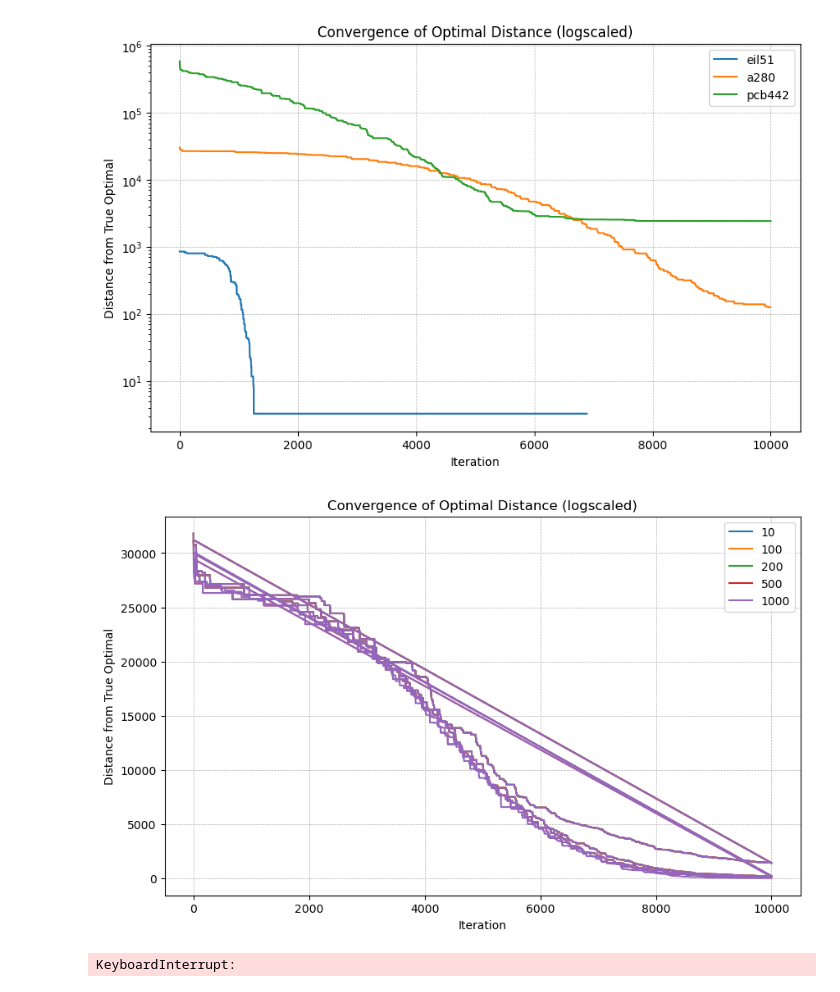
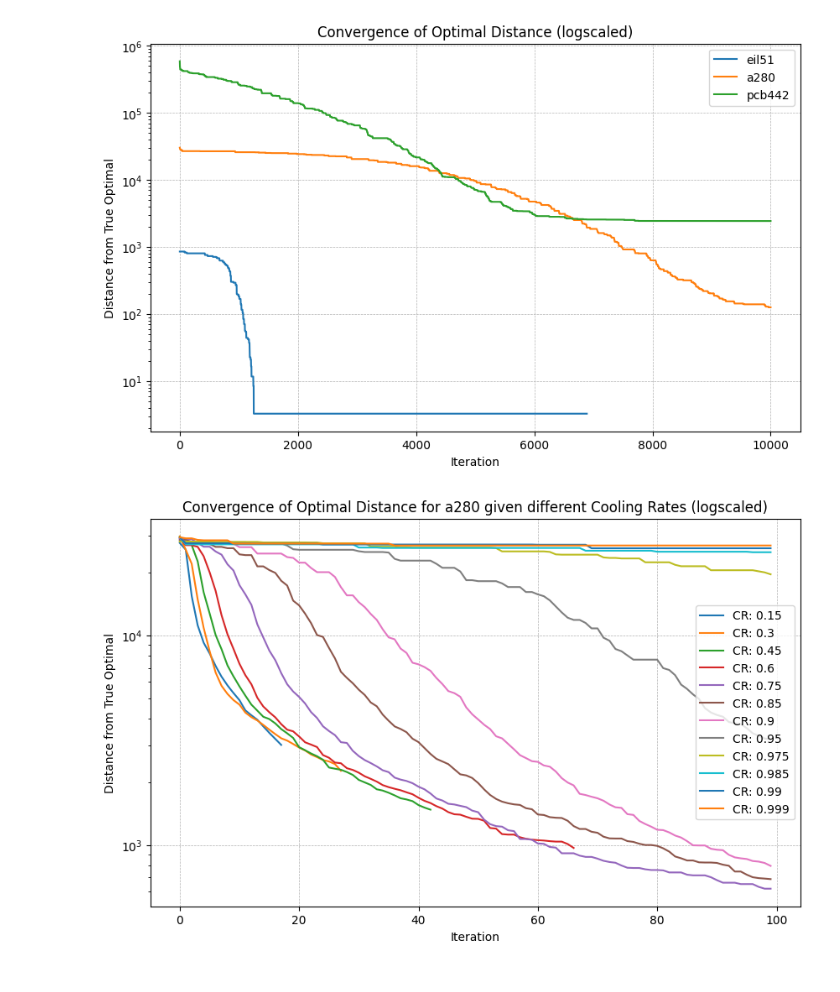
Before and after one commit to 3mmdrew/stochastic_assignment_3, a Jupyter notebook: Assignment 3.ipynb, the cells around one changed output. Drawn from its saved outputs; the diff is of its cells as text; code cells hidden in the pictures.

Commit message:
cooling rates

```diff
--- a/Assignment 3.ipynb
+++ b/Assignment 3.ipynb
@@ -193,49 +197,29 @@ plt.grid(True, linestyle='--', linewidth=0.5)
 plt.show()
 # %% [output]
 [figure]
-# %%
-a280_solver = TravelingSalesmanSolver(a280,a280_opt)
-
-def convergence_rate(convergence_path, optimal_distance):
-    # Calculate the differences from optimal distance
-    dist = np.array(convergence_path['opt_distance'])
-    return dist - optimal_distance
-
-def plot_ROC(convergence_path, optimal_value, label):
-    iterations = np.array(convergence_path['iteration'])
-    distances = convergence_rate(convergence_path, optimal_value)
-    plt.plot(iterations, distances, label=label, zorder=5)
-
-# Plot setup
-plt.figure(figsize=(10, 6))
-for mc in [10, 100, 200, 500, 1000]:
-    opt_tour, opt_distance = a280_solver.simulated_annealing(cooling_rate=0.9993,mc_length=mc,max_iterations=10000)
-    a280_solver.show_results()
-    plot_ROC(a280_solver.get_iters(), a280_solver.optimal_distance, str(mc))
-plt.xlabel('Iteration')
-plt.ylabel('Distance from True Optimal')
-plt.title('Convergence of Optimal Distance (logscaled)')
-plt.legend()
-plt.grid(True, linestyle='--', linewidth=0.5)
-plt.show()
-# %% [output]
-[figure, removed]
-# %%
-# Exploring the affects of different cooling rates
-trials = {"tsp":[eil51,a280,pcb442],"opt_tsp":[eil51_opt,a280_opt,pcb442_opt],"name":["eil51","a280","pcb442"]}
-cooling_rates = np.linspace(0.05,0.99,500)
-
-for t in range(len(trials)):
-    tsp = trials['tsp'][t]
-    opt_tsp = trials['opt_tsp'][t]
-
-    for cr in cooling_rates:
-        # Read the file, calculate the data of the problem (nodes coordinates and distance matrix)
-        solver = TravelingSalesmanSolver(tsp,opt_tsp)
-
-        opt_tour, opt_distance = solver.simulated_annealing(cooling_rate=cr,max_iterations=200)
-
-        #Graph convergence solution
-        solver.show_results()
-# %% [output]
-KeyboardInterrupt:
+# %%
+# Exploring the affects of different cooling rates
+cooling_rates = [0.15,0.30,0.45,0.60,0.75,0.85,0.90,0.95,0.975,0.985,0.99,0.999]
+
+plt.figure(figsize=(10, 6))
+
+results = {'cooling_rate':[],'iterations':[],'distance':[]}
+for cr in cooling_rates:
+    # Read the file, calculate the data of the problem (nodes coordinates and distance matrix)
+    solver = TravelingSalesmanSolver(a280,a280_opt) #testing on a280 (medium) problem
+
+    opt_tour, opt_distance = solver.simulated_annealing(cooling_rate=cr,max_iterations=1000)
+    plot_ROC(solver.get_iters(),solver.opt_distance(),f'CR: {cr}')
+
+    #Graph convergence solution
+    solver.show_results()
+
+plt.yscale('log')
+plt.xlabel('Iteration')
+plt.ylabel('Distance from True Optimal')
+plt.title('Convergence of Optimal Distance for a280 given different Cooling Rates (logscaled)')
+plt.legend()
+plt.grid(True, linestyle='--', linewidth=0.5)
+plt.show()
+# %% [output]
+[figure, added]
```
Also changed, not shown: parts of 1 cell of this notebook.
